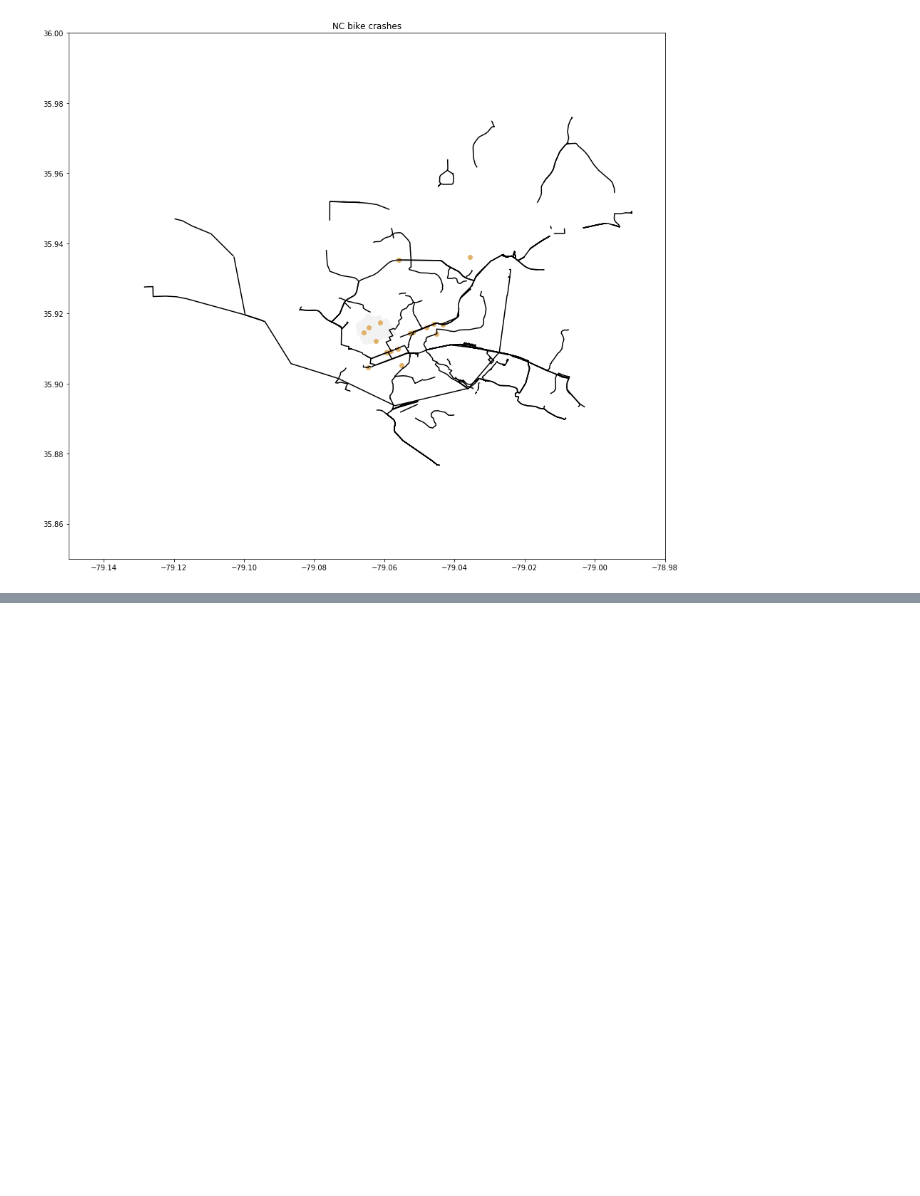
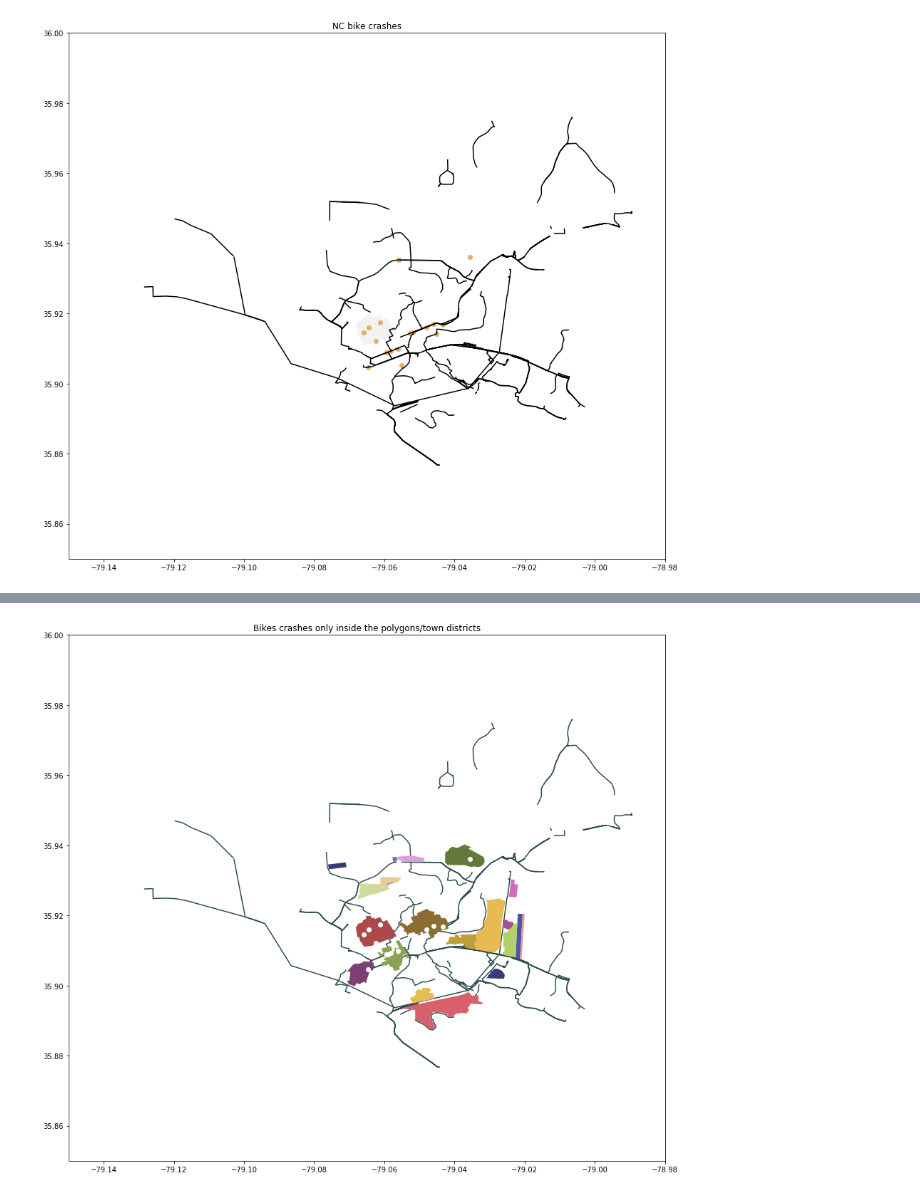
Before and after one commit to mahorn/bicycle-crashes, a Jupyter notebook: bicycles.ipynb, the cells around one changed output, grey strips where cells are left out. Cells and saved outputs as stored; diff of their text form; code cells hidden in the pictures; blank space fills up the shorter version.

```diff
--- a/bicycles.ipynb
+++ b/bicycles.ipynb
@@ -240,0 +295,17 @@ ax.set(xlim=(-79.15,-78.98), ylim=(35.85,36.0));
+# %%
+town_polygon = town.geometry.unary_union
+town_bikes = bicycles[bicycles.geometry.intersects(town_polygon)]
+
+fig, ax = plt.subplots()
+
+title='Bikes crashes only inside the polygons/town districts'
+ax.set(title=title)
+
+lines.plot(ax=ax, color='#2F4F4F', zorder=0);
+town_bikes.plot(ax=ax, color='#ffffff', zorder=2);
+# bicycles.plot(ax=ax, color='#E1B16A', zorder=2, markersize=20);
+town.plot(ax=ax, zorder=1, cmap='tab20b');
+
+ax.set(xlim=(-79.15,-78.98), ylim=(35.85,36.0));
+# %% [output]
+[figure, added]
```
Also changed, not shown: parts of 4 cells of this notebook.
